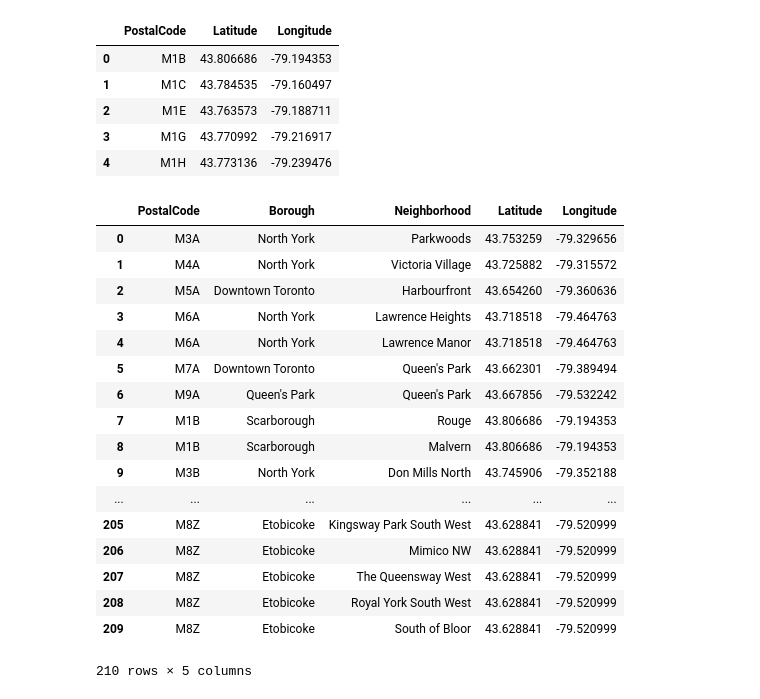
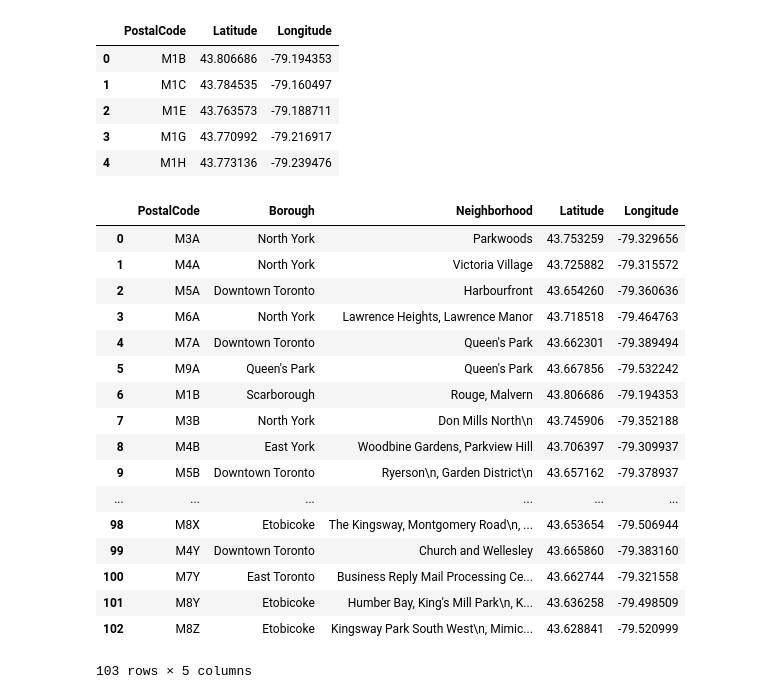
Before and after one commit to bethw726/Coursera_Capstone, a Jupyter notebook: Seg and Clust Toronto prt2.ipynb, the cells around one changed output. Saved outputs shown, nothing was run; the diff lists cells and outputs as text; code cells hidden in the pictures.

```diff
--- a/Seg and Clust Toronto prt2.ipynb
+++ b/Seg and Clust Toronto prt2.ipynb
@@ -78,4 +78,14 @@ df2.head(10)
 | 10 | M1B | Scarborough | Rouge |
 | 11 | M1B | Scarborough | Malvern |
 | 13 | M3B | North York | Don Mills North |
+# %%
+test_df2 = df2.groupby('PostalCode')['Neighborhood'].apply(lambda x: "%s" % ', '.join(x))
+test_df2 = test_df2.reset_index(drop=False)
+test_df2.rename(columns={'Neighborhood' : 'Neighborhood_join'},inplace=True)
+
+df_merged = pd.merge(df2, test_df2, on = 'PostalCode')
+
+df_merged.drop(['Neighborhood'], axis=1, inplace = True)
+df_merged.drop_duplicates(inplace=True)
+df_merged.rename(columns={'Neighborhood_join' : 'Neighborhood'}, inplace = True)
 # %%
@@ -114,25 +125,27 @@ geo_data.head()
 | 2 | M1E | 43.763573 | -79.188711 |
 | 3 | M1G | 43.770992 | -79.216917 |
 | 4 | M1H | 43.773136 | -79.239476 |
-# %%
-toronto_data = pd.merge(df2, geo_data, on = 'PostalCode')
-toronto_data
-# %% [output]
-|  | PostalCode | Borough | Neighborhood | Latitude | Longitude |
-| 0 | M3A | North York | Parkwoods | 43.753259 | -79.329656 |
-| 1 | M4A | North York | Victoria Village | 43.725882 | -79.315572 |
-| 2 | M5A | Downtown Toronto | Harbourfront | 43.654260 | -79.360636 |
-| 3 | M6A | North York | Lawrence Heights | 43.718518 | -79.464763 |
-| 4 | M6A | North York | Lawrence Manor | 43.718518 | -79.464763 |
-| 5 | M7A | Downtown Toronto | Queen's Park | 43.662301 | -79.389494 |
-| 6 | M9A | Queen's Park | Queen's Park | 43.667856 | -79.532242 |
-| 7 | M1B | Scarborough | Rouge | 43.806686 | -79.194353 |
-| 8 | M1B | Scarborough | Malvern | 43.806686 | -79.194353 |
-| 9 | M3B | North York | Don Mills North | 43.745906 | -79.352188 |
-| ... | ... | ... | ... | ... | ... |
-| 205 | M8Z | Etobicoke | Kingsway Park South West | 43.628841 | -79.520999 |
-| 206 | M8Z | Etobicoke | Mimico NW | 43.628841 | -79.520999 |
-| 207 | M8Z | Etobicoke | The Queensway West | 43.628841 | -79.520999 |
-| 208 | M8Z | Etobicoke | Royal York South West | 43.628841 | -79.520999 |
-| 209 | M8Z | Etobicoke | South of Bloor | 43.628841 | -79.520999 |
-210 rows × 5 columns
+# %%
+# Merge data on 'PostalCode' to get the lat and long
+
+toronto_data = pd.merge(df_merged, geo_data, on = 'PostalCode')
+toronto_data
+# %% [output]
+|  | PostalCode | Borough | Neighborhood | Latitude | Longitude |
+| 0 | M3A | North York | Parkwoods | 43.753259 | -79.329656 |
+| 1 | M4A | North York | Victoria Village | 43.725882 | -79.315572 |
+| 2 | M5A | Downtown Toronto | Harbourfront | 43.654260 | -79.360636 |
+| 3 | M6A | North York | Lawrence Heights, Lawrence Manor | 43.718518 | -79.464763 |
+| 4 | M7A | Downtown Toronto | Queen's Park | 43.662301 | -79.389494 |
+| 5 | M9A | Queen's Park | Queen's Park | 43.667856 | -79.532242 |
+| 6 | M1B | Scarborough | Rouge, Malvern | 43.806686 | -79.194353 |
+| 7 | M3B | North York | Don Mills North\n | 43.745906 | -79.352188 |
+| 8 | M4B | East York | Woodbine Gardens, Parkview Hill | 43.706397 | -79.309937 |
+| 9 | M5B | Downtown Toronto | Ryerson\n, Garden District\n | 43.657162 | -79.378937 |
+| ... | ... | ... | ... | ... | ... |
+| 98 | M8X | Etobicoke | The Kingsway, Montgomery Road\n, ... | 43.653654 | -79.506944 |
+| 99 | M4Y | Downtown Toronto | Church and Wellesley | 43.665860 | -79.383160 |
+| 100 | M7Y | East Toronto | Business Reply Mail Processing Ce... | 43.662744 | -79.321558 |
+| 101 | M8Y | Etobicoke | Humber Bay, King's Mill Park\n, K... | 43.636258 | -79.498509 |
+| 102 | M8Z | Etobicoke | Kingsway Park South West\n, Mimic... | 43.628841 | -79.520999 |
+103 rows × 5 columns
```
Also changed, not shown: parts of 4 cells of this notebook.
